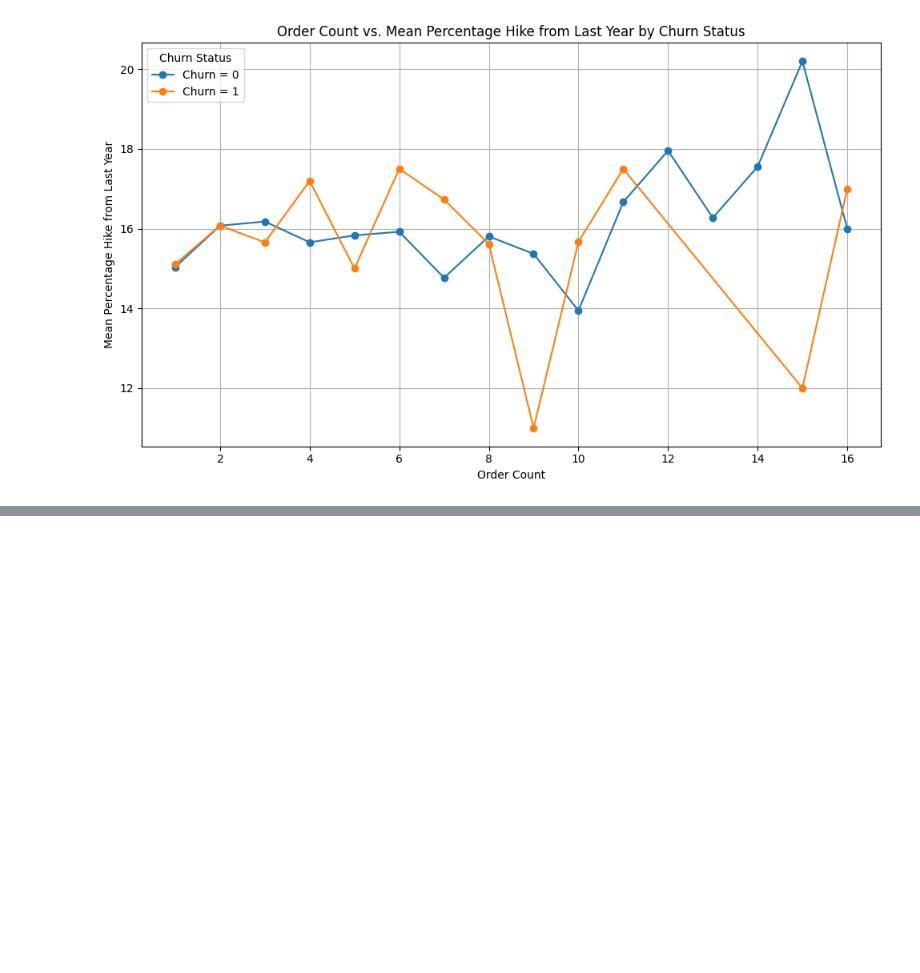
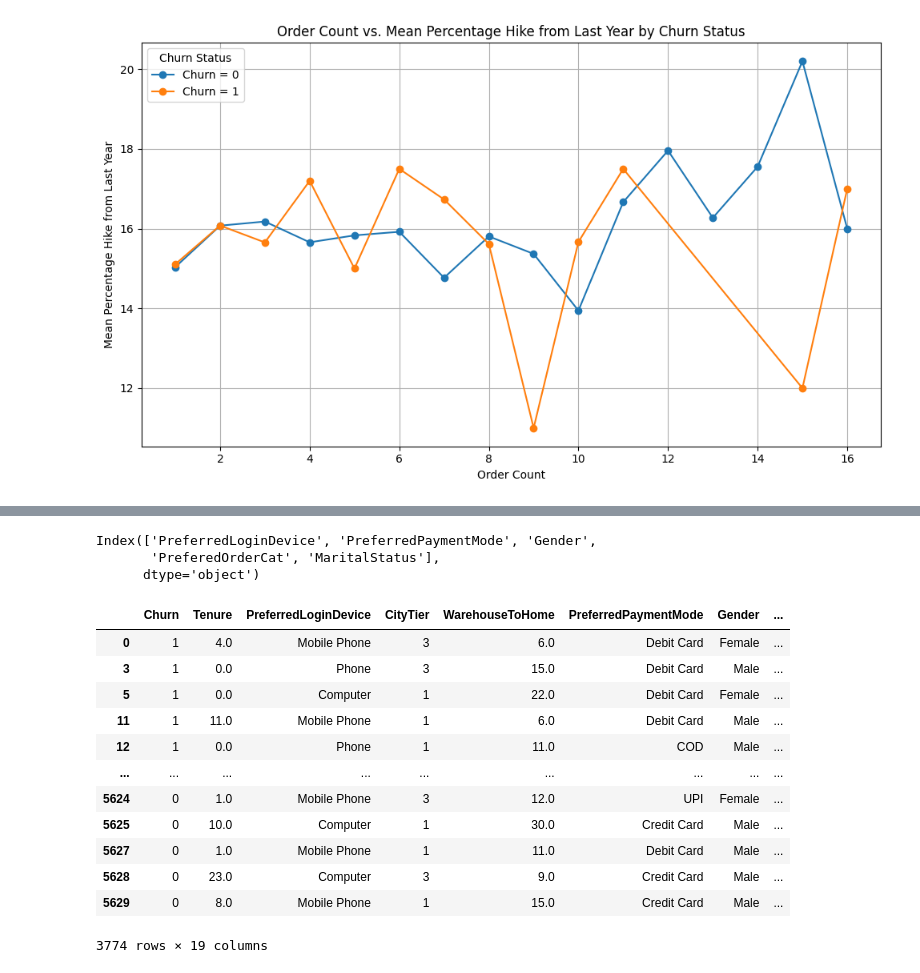
Before and after one commit to Ashique-1010/E-commerce-Customer-Churn-Analysis, a Jupyter notebook: churn_analysis.ipynb, the cells around one changed output, grey strips where cells are left out. Saved outputs shown, nothing was run; the diff lists cells and outputs as text; code cells hidden in the pictures; blank space fills up the shorter version.

```diff
--- a/churn_analysis.ipynb
+++ b/churn_analysis.ipynb
@@ -555,0 +637,2 @@ plt.show()
+# %%
+data1 = data.copy()
@@ -555,0 +671,7 @@ plt.show()
+# %%
+columns = data1.select_dtypes(include=['category','object']).columns
+columns
+# %% [output]
+Index(['PreferredLoginDevice', 'PreferredPaymentMode', 'Gender',
+       'PreferedOrderCat', 'MaritalStatus'],
+      dtype='object')
@@ -555,0 +681,16 @@ plt.show()
+# %%
+data1
+# %% [output]
+|  | Churn | Tenure | PreferredLoginDevice | CityTier | WarehouseToHome | PreferredPaymentMode | Gender | ... |
+| 0 | 1 | 4.0 | Mobile Phone | 3 | 6.0 | Debit Card | Female | ... |
+| 3 | 1 | 0.0 | Phone | 3 | 15.0 | Debit Card | Male | ... |
+| 5 | 1 | 0.0 | Computer | 1 | 22.0 | Debit Card | Female | ... |
+| 11 | 1 | 11.0 | Mobile Phone | 1 | 6.0 | Debit Card | Male | ... |
+| 12 | 1 | 0.0 | Phone | 1 | 11.0 | COD | Male | ... |
+| ... | ... | ... | ... | ... | ... | ... | ... | ... |
+| 5624 | 0 | 1.0 | Mobile Phone | 3 | 12.0 | UPI | Female | ... |
+| 5625 | 0 | 10.0 | Computer | 1 | 30.0 | Credit Card | Male | ... |
+| 5627 | 0 | 1.0 | Mobile Phone | 1 | 11.0 | Debit Card | Male | ... |
+| 5628 | 0 | 23.0 | Computer | 3 | 9.0 | Credit Card | Male | ... |
+| 5629 | 0 | 8.0 | Mobile Phone | 1 | 15.0 | Credit Card | Male | ... |
+3774 rows × 19 columns
```
Also changed, not shown: parts of 34 cells of this notebook.
